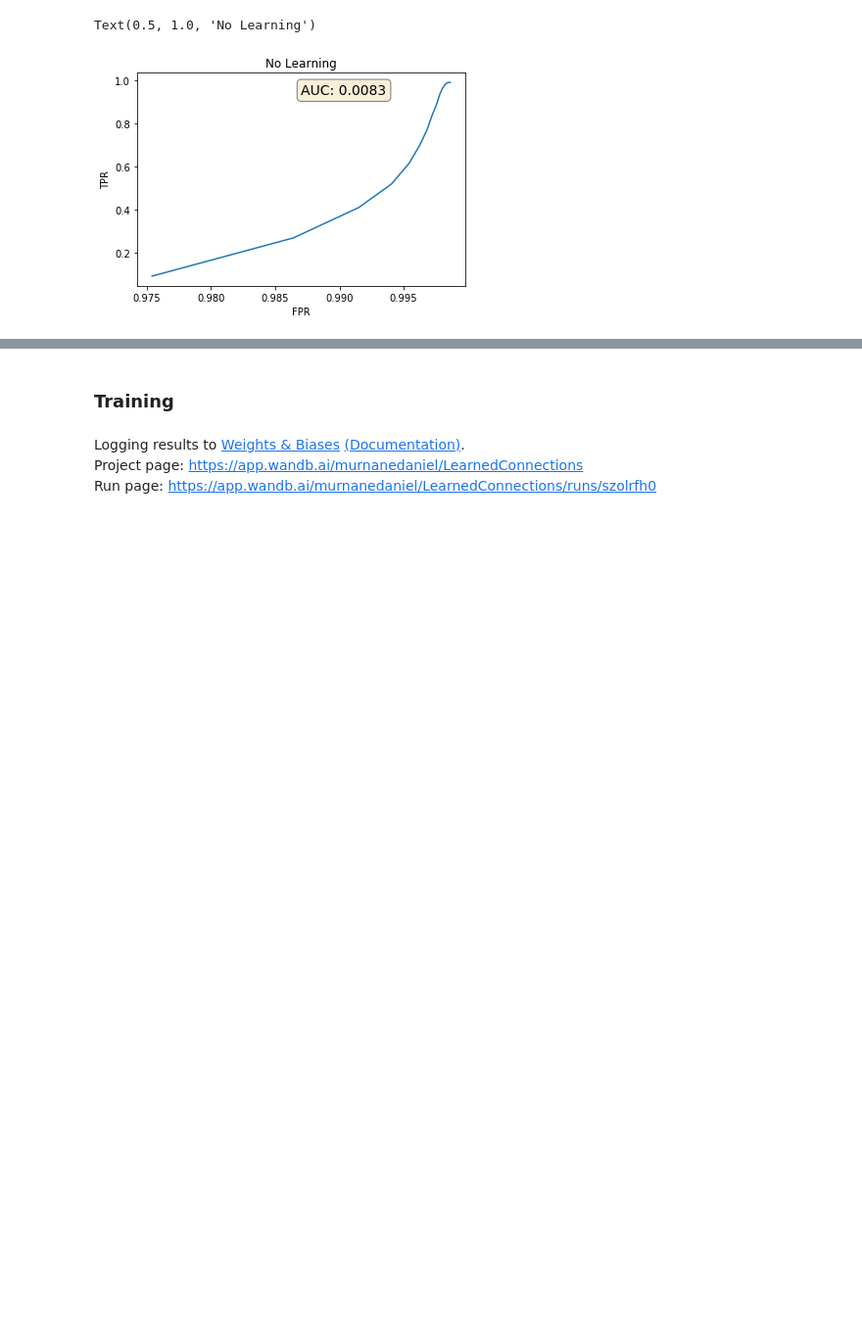
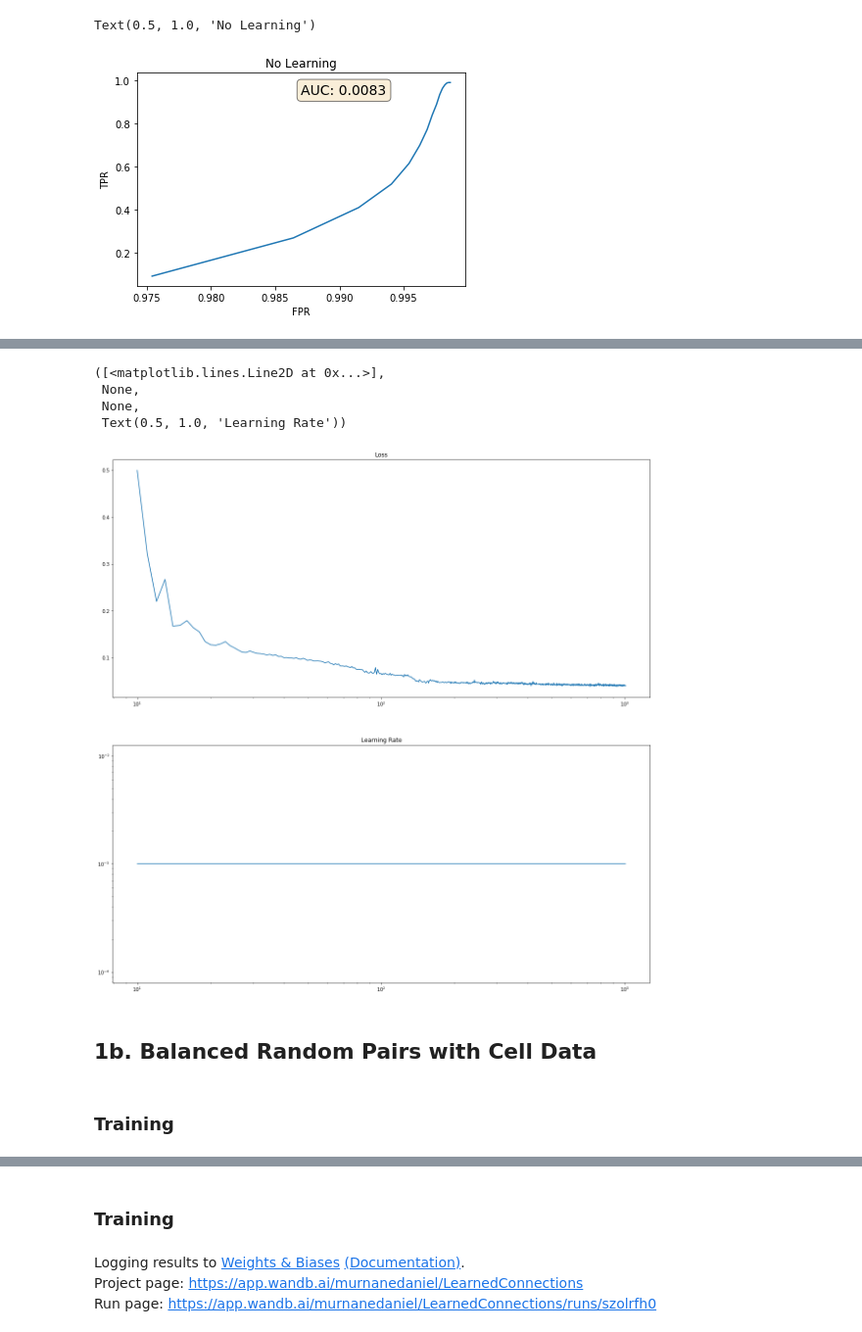
Before and after one commit to murnanedaniel/end-to-end, a Jupyter notebook: notebooks/Embedding_Trainset_Exploration.ipynb, the cells around one changed output, grey strips where cells are left out. Shown at 98% size. Cells and saved outputs as stored; diff of their text form; code cells hidden in the pictures; blank space fills up the shorter version.

```diff
--- a/notebooks/Embedding_Trainset_Exploration.ipynb
+++ b/notebooks/Embedding_Trainset_Exploration.ipynb
@@ -419,0 +769,20 @@ Text(0.5, 1.0, 'No Learning')
+# %%
+loss_vec = []
+lr = []
+eff, pur = [], []
+for epoch in range(100):
+    tic = tt()
+    model.train()
+    train_loss = train_connected_emb(model, train_loader, optimizer, other_configs)
+    print('Training loss: {:.4f}'.format(train_loss), "in time", tt() - tic)
+
+    model.eval()
+    with torch.no_grad():
+        cluster_pur, cluster_eff, val_loss = evaluate_connected_emb(model, test_loader, other_configs)
+    wandb.log({"val_loss": val_loss, "train_loss": train_loss, "cluster_pur": cluster_pur, "cluster_eff": cluster_eff, "lr": optimizer.param_groups[0]['lr']})
+    scheduler.step(val_loss)
+
+    eff.append(cluster_eff), pur.append(cluster_pur)
+    save_model(epoch, model, optimizer, scheduler, val_loss, m_configs, 'Embedding/'+model_name._name+'.tar')
+
+    print('Epoch: {}, Eff: {:.4f}, Pur: {:.4f}, Loss: {:.4f}, LR: {} in time {}'.format(epoch, cluster_eff, cluster_pur, val_loss, optimizer.param_groups[0]['lr'], tt()-tic))
@@ -419,0 +810,16 @@ Text(0.5, 1.0, 'No Learning')
+# %%
+fig, axs = plt.subplots(4, 1, figsize=(20, 20))
+axs[0].plot(range(10,1010), loss_vec[:]), axs[0].set_xscale('log'), axs[0].set_title('Loss')
+axs[1].plot(range(10,1010), lr[:]), axs[1].set_xscale('log'), axs[1].set_yscale('log'), axs[1].set_title('Learning Rate')
+axs[2].plot(range(10,1010), eff_vec[:]), axs[2].set_xscale('log'), axs[2].set_title('Efficiency')
+axs[3].plot(range(10,1010), pur_vec[:]), axs[3].set_xscale('log'), axs[3].set_title('Purity')
+# %% [output]
+([<matplotlib.lines.Line2D at 0x...>],
+ None,
+ None,
+ Text(0.5, 1.0, 'Learning Rate'))
+[figure, added]
+# %% [markdown]
+## 1b. Balanced Random Pairs with Cell Data
+# %% [markdown]
+### Training
```
Also changed, not shown: parts of 28 cells of this notebook, 10 other files.
